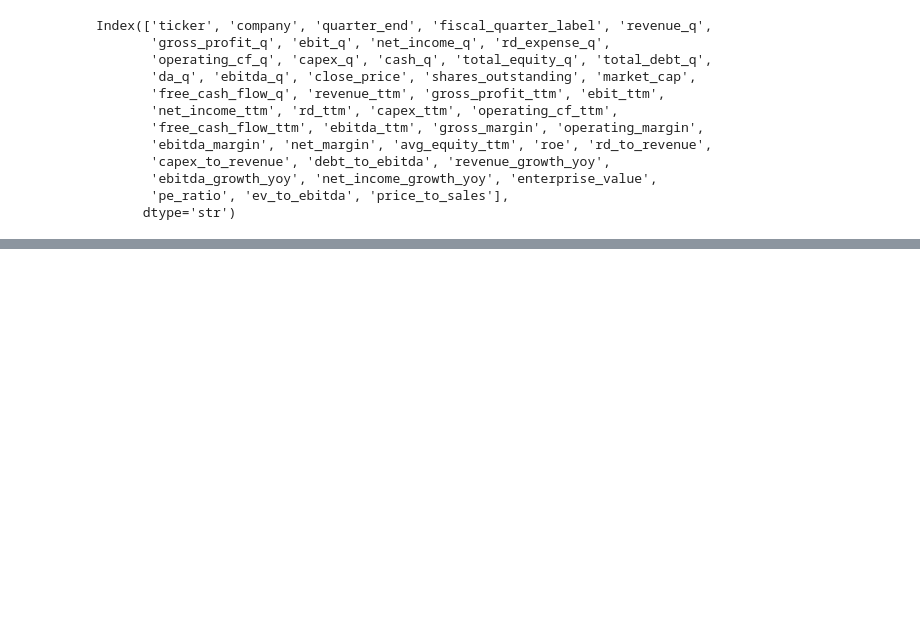
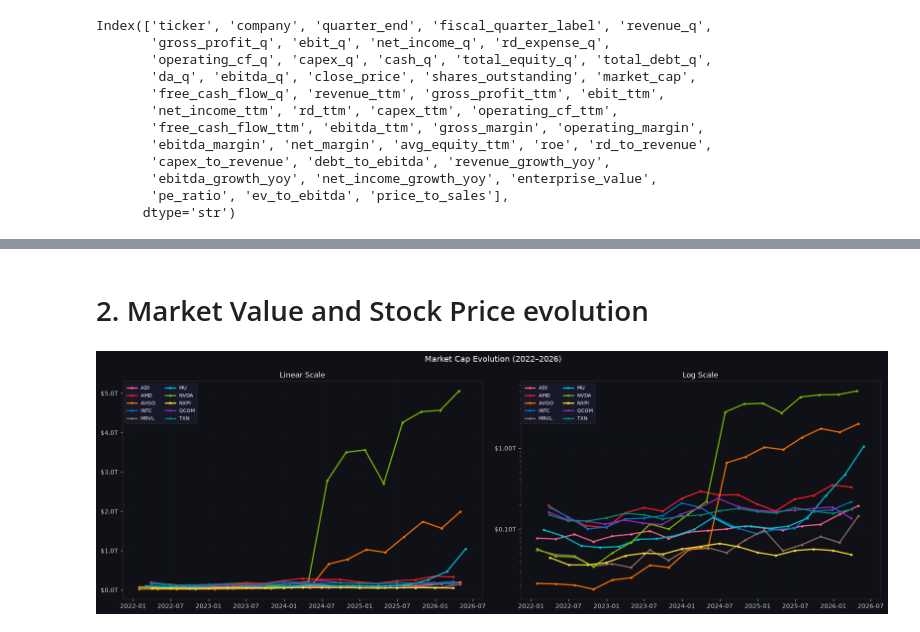
Before and after one commit to irene-fafian/semiconductor-forecasting, a Jupyter notebook: notebooks/basic_EDA.ipynb, the cells around one changed output, grey strips where cells are left out. Cells and saved outputs as stored; diff of their text form; code cells hidden in the pictures; blank space fills up the shorter version.

```diff
--- a/notebooks/basic_EDA.ipynb
+++ b/notebooks/basic_EDA.ipynb
@@ -33,0 +150,29 @@ Index(['ticker', 'company', 'quarter_end', 'fiscal_quarter_label', 'revenue_q',
+# %% [markdown]
+# 2. Market Value and Stock Price evolution
+# %%
+# Market Cap over time
+fig, axes = plt.subplots(1, 2, figsize=(18, 6))
+fig.suptitle('Market Cap Evolution (2022–2026)', fontsize=13)
+
+for t in tickers:
+    sub = df[df['ticker'] == t]
+    for ax in axes:
+        ax.plot(sub['quarter_end'], sub['market_cap'] / 1e12,
+                color=TICKER_COLORS[t], lw=2, marker='o', ms=3, label=t)
+
+axes[0].set_title('Linear Scale')
+axes[0].yaxis.set_major_formatter(mticker.FuncFormatter(lambda x,_: f'${x:.1f}T'))
+axes[1].set_yscale('log')
+axes[1].set_title('Log Scale')
+axes[1].yaxis.set_major_formatter(mticker.FuncFormatter(lambda x,_: f'${x:.2f}T'))
+
+for ax in axes:
+    ax.legend(fontsize=8, ncol=2)
+    ax.grid(alpha=0.3)
+    ax.set_xlabel('')
+
+plt.tight_layout()
+save(fig, '03_market_cap_over_time')
+plt.show()
+# %% [output]
+[figure, added]
```
Also changed, not shown: parts of 42 cells of this notebook, 40 other files.
